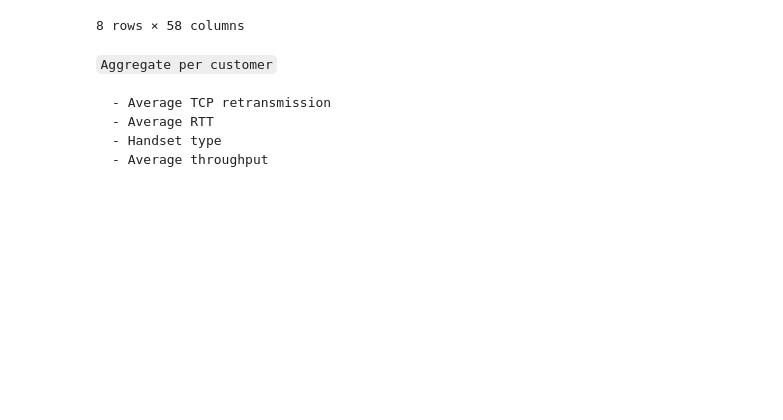
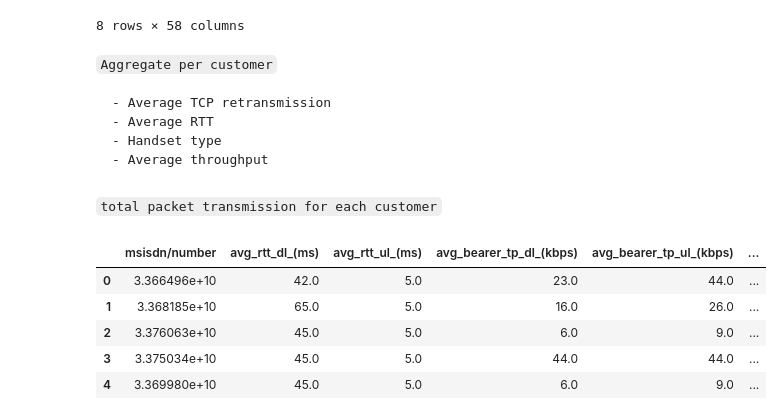
Before and after one commit to HenokD11/Analytics-Telecom-Data, a Jupyter notebook: notebooks/UserExperienceTask3.ipynb, the cells around one changed output. Saved outputs shown, nothing was run; the diff lists cells and outputs as text; code cells hidden in the pictures; blank space fills up the shorter version.

```diff
--- a/notebooks/UserExperienceTask3.ipynb
+++ b/notebooks/UserExperienceTask3.ipynb
@@ -113,3 +113,28 @@ df.describe()
     - Average RTT
     - Handset type
     - Average throughput
+# %% [markdown]
+`total packet transmission for each customer`
+# %%
+user_experience = df[[
+    "msisdn/number",
+    "avg_rtt_dl_(ms)",
+    "avg_rtt_ul_(ms)",
+    "avg_bearer_tp_dl_(kbps)",
+    "avg_bearer_tp_ul_(kbps)",
+    "tcp_dl_retrans._vol_(bytes)",
+    "tcp_ul_retrans._vol_(bytes)",
+    "handset_type"]]
+
+user_experience['avg_rtt_total'] = user_experience['avg_rtt_dl_(ms)'] + user_experience['avg_rtt_ul_(ms)']
+user_experience['avg_bearer_tp_total'] = user_experience['avg_bearer_tp_dl_(kbps)'] + user_experience['avg_bearer_tp_ul_(kbps)']
+user_experience['avg_tcp_retrans_total'] = user_experience['tcp_dl_retrans._vol_(bytes)'] + user_experience['tcp_ul_retrans._vol_(bytes)']
+# %%
+user_experience.head()
+# %% [output]
+|  | msisdn/number | avg_rtt_dl_(ms) | avg_rtt_ul_(ms) | avg_bearer_tp_dl_(kbps) | avg_bearer_tp_ul_(kbps) | ... |
+| 0 | 3.366496e+10 | 42.0 | 5.0 | 23.0 | 44.0 | ... |
+| 1 | 3.368185e+10 | 65.0 | 5.0 | 16.0 | 26.0 | ... |
+| 2 | 3.376063e+10 | 45.0 | 5.0 | 6.0 | 9.0 | ... |
+| 3 | 3.375034e+10 | 45.0 | 5.0 | 44.0 | 44.0 | ... |
+| 4 | 3.369980e+10 | 45.0 | 5.0 | 6.0 | 9.0 | ... |
```
Also changed, not shown: parts of 17 cells of this notebook.
